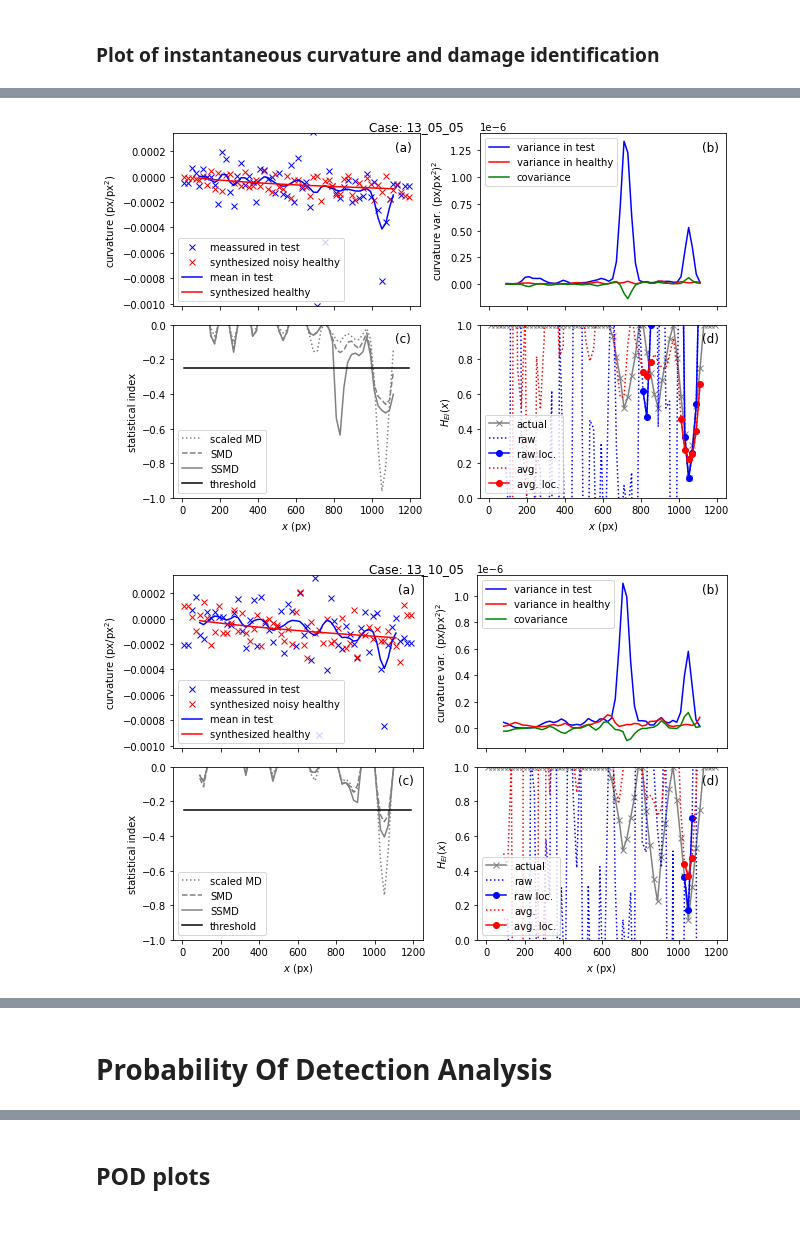
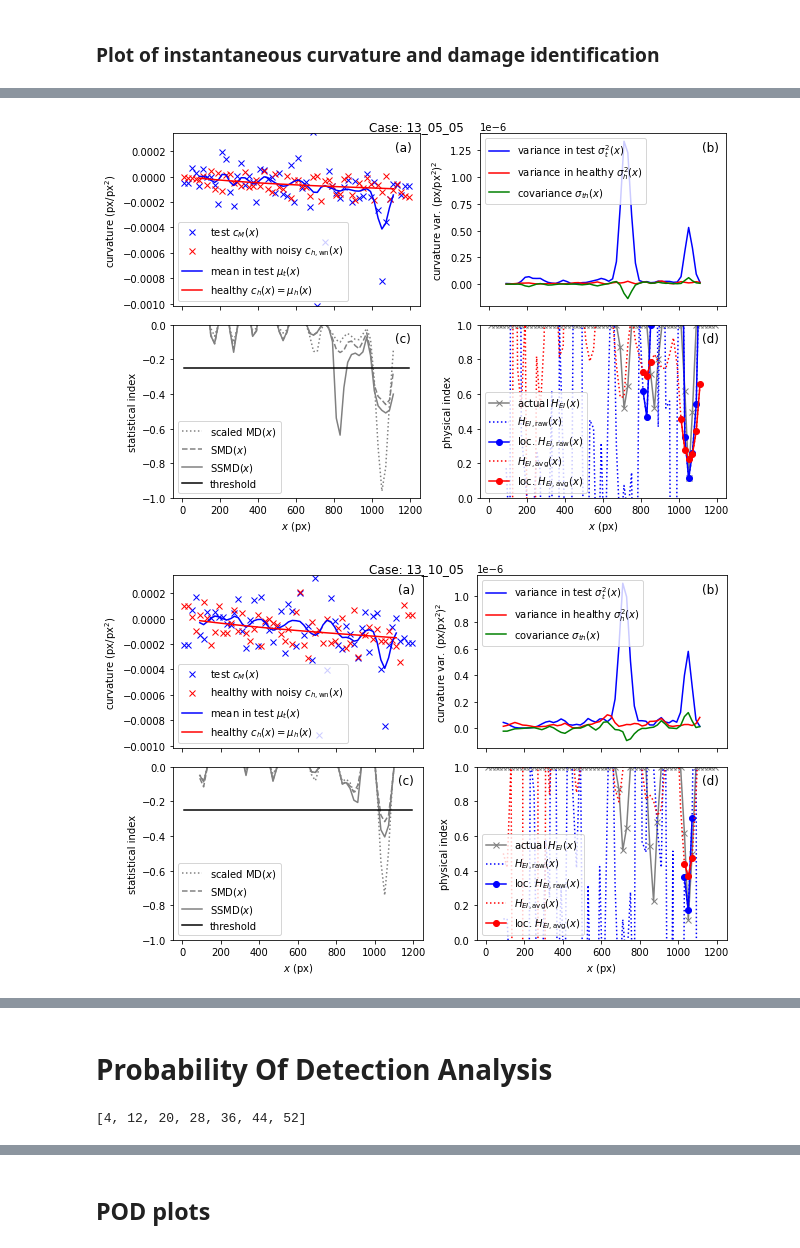
Before and after one commit to carloshernangarrido/structural-health-monitoring, a Jupyter notebook: time_domain_damage_detection_stat.ipynb, the cells around one changed output, grey strips where cells are left out. Saved outputs shown, nothing was run; the diff lists cells and outputs as text; code cells hidden in the pictures.

```diff
--- a/time_domain_damage_detection_stat.ipynb
+++ b/time_domain_damage_detection_stat.ipynb
@@ -219,7 +213,7 @@ files = ['00_00_00_run1.mat',
          '13_10_11_run1.mat']
 ip = InputParameters(
     files=[os.path.join(path, files[i]) for i in range(len(files))],
-    h_d=4, h_s_px=43, h_s_mm=25.4, crack_locs_mm=[100, 200, 297], fix_end_loc_px=1223)
+    h_d=2, h_s_px=43, h_s_mm=25.4, crack_locs_mm=[100, 210, 297], fix_end_loc_px=1223)
 ths = [TimeHistory(scipy.io.loadmat(file_name), file_name=file_name,
                    initial_time=2.5, final_time=4.5, cut_off_freq=1)
 for file_name in ip.files]
@@ -311,6 +305,11 @@ for i_fig in [0, 1]:
     axs[i, 0].plot(cases[key]['min_curv']['x'], cases[key]['min_curv']['D'],
                 color='gray', label=f'at min rms disp. \n({round(cases[key]["min_curv_disp_rms"], 2 - int(math.floor(math.log10(abs(cases[key]["min_curv_disp_rms"])))) - 1)} px)')
     axs[i, 0].ticklabel_format(axis='y', scilimits=[-2, 2])
+    _ = axs[i, 0].get_ylim()
+    for loc_px in ip.crack_locs_px:
+      axs[i, 0].plot([loc_px, loc_px], [-100, 100],
+                color='black', linewidth=1, linestyle='--', label=None)
+    axs[i, 0].set_ylim(_)
 
     axs[i, 1].set_ylabel('curvature (px/px$^2$)')
     axs[i, 1].set_ylim((-max_curv_lim, max_curv_lim))
@@ -319,6 +318,11 @@ for i_fig in [0, 1]:
     axs[i, 1].plot(cases[key]['min_curv']['x'], cases[key]['min_curv']['C'],
                 color='gray', label='at min rms disp.')
     axs[i, 1].ticklabel_format(axis='y', scilimits=[-2, 2])
+    _ = axs[i, 1].get_ylim()
+    for loc_px in ip.crack_locs_px:
+      axs[i, 1].plot([loc_px, loc_px], [-100, 100],
+                color='black', linewidth=1, linestyle='--', label=None)
+    axs[i, 1].set_ylim(_)
 
     axs[i, 2].set_ylabel('acceleration (px/s$^2$)')
     axs[i, 2].plot(cases[key]['max_curv']['x'], cases[key]['max_curv']['A'],
@@ -326,6 +330,12 @@ for i_fig in [0, 1]:
     axs[i, 2].plot(cases[key]['min_curv']['x'], cases[key]['min_curv']['A'],
                 color='gray', label='at min rms curv.')
     axs[i, 2].ticklabel_format(axis='y', scilimits=[-2, 2])
+    _ = axs[i, 2].get_ylim()
+    for loc_px in ip.crack_locs_px:
+      axs[i, 2].plot([loc_px, loc_px], [-1000, 1000],
+                color='black', linewidth=1, linestyle='--', label=None)
+    axs[i, 2].set_ylim(_)
+
     axs[i, 0].legend()
   axs[i, 0].set_xlabel('$x$ (px)')
   axs[i, 1].set_xlabel('$x$ (px)')
@@ -380,7 +410,7 @@ for key in cases.keys():
 # %% [markdown]
 ### Scan of points with a window
 # %%
-half_length_window = ip.h_d
+half_length_window = 2*ip.h_d
 n_points = len(cases[key]['max_curv']['C'])
 window_shape = scipy.signal.windows.gaussian(2*half_length_window+1,
                                              half_length_window/3) # 3stds
@@ -472,40 +502,40 @@ for key in cases.keys():
 ### Plot of instantaneous curvature and damage identification
 # %%
 fig_size = (9, 6)
-MD_scale = 3000
+MD_scale = 3000*1
 path = '/content/drive/My Drive/TRABAJO/45_full_field/Colab Notebooks/Full field time-domain'
 for key in cases.keys():
   fig, axs = plt.subplots(2,2, figsize=fig_size, sharex=True, tight_layout=True)
   fig.suptitle(f"Case: {key[0:-5]}")
   axs[0,0].plot(cases[key]['max_curv']['x'], cases[key]['max_curv']['C'],
-                color='blue', marker='x', linestyle='', label='meassured in test')
+                color='blue', marker='x', linestyle='', label='test $c_M(x)$')
   axs[0,0].plot(cases[key]['max_curv']['x'], cases[key]['max_curv']['C_h_noisy'],
-                color='red', marker='x', linestyle='', label='synthesized noisy healthy')
+                color='red', marker='x', linestyle='', label='healthy with noisy $c_{h,\mathrm{wn}}(x)$')
   axs[0,0].plot(cases[key]['max_curv']['x'], cases[key]['max_curv']['mean_test'],
-                color='blue', marker='', linestyle='-', label='mean in test')
+                color='blue', marker='', linestyle='-', label='mean in test $\mu_t(x)$')
   axs[0,0].plot(cases[key]['max_curv']['x'], cases[key]['max_curv']['mean_healthy'],
-                color='red', marker='', linestyle='-', label='synthesized healthy')
+                color='red', marker='', linestyle='-', label='healthy $c_h(x)=\mu_h(x)$')
   axs[0,0].set_ylim((-max_curv_lim, max_curv_lim/3))
   axs[0,0].set_ylabel('curvature (px/px$^2$)')
   axs[0,0].legend(loc='lower left')
   axs[0,0].text(.9, .9, '(a)', fontsize=12, transform=axs[0,0].transAxes)
   # axs[0,0].grid(True)
   axs[0,1].plot(cases[key]['max_curv']['x'], cases[key]['max_curv']['var_test'],
-              color='blue', label='variance in test')
+              color='blue', label='variance in test $\sigma^2_t(x)$')
   axs[0,1].plot(cases[key]['max_curv']['x'], cases[key]['max_curv']['var_healthy'],
-              color='red', label='variance in healthy')
+              color='red', label='variance in healthy $\sigma^2_h(x)$')
   axs[0,1].plot(cases[key]['max_curv']['x'], cases[key]['max_curv']['covar_test_healthy'],
-              color='green', label='covariance')
+              color='green', label='covariance $\sigma_{th}(x)$')
   axs[0,1].set_ylabel('curvature var. (px/px$^2$)$^2$')
   axs[0,1].legend(loc='upper left')
   axs[0,1].text(.9, .9, '(b)', fontsize=12, transform=axs[0,1].transAxes)
   # axs[0,1].grid(True)
   axs[1,0].plot(cases[key]['max_curv']['x'], cases[key]['max_curv']['MD']*MD_scale,
-            color='gray', label=f'scaled MD', linestyle=':')
+            color='gray', label='scaled $\mathrm{MD}(x)$', linestyle=':')
   axs[1,0].plot(cases[key]['max_curv']['x'], cases[key]['max_curv']['SMD'],
-            color='gray', label='SMD', linestyle='--')
+            color='gray', label='$\mathrm{SMD}(x)$', linestyle='--')
   axs[1,0].plot(cases[key]['max_curv']['x'], cases[key]['max_curv']['SSMD'],
-            color='gray', label='SSMD')
+            color='gray', label='$\mathrm{SSMD}(x)$')
   axs[1,0].plot(cases[key]['max_curv']['x'], neg_pos*threshold*np.ones(n_points),
             color='black', label='threshold')
   axs[1,0].set_ylabel('statistical index')
@@ -516,20 +546,21 @@ for key in cases.keys():
   # axs[1,0].grid(True)
 
   axs[1,1].plot(cases[key]['H_EI']['x'], cases[key]['H_EI']['H_EI_actual'],
-            color='gray', label='actual', marker='x', linestyle='-')
+            color='gray', label='actual $H_{EI}(x)$', marker='x', linestyle='-')
   axs[1,1].plot(cases[key]['H_EI']['x'], cases[key]['H_EI']['H_EI_raw'],
-            color='blue', label='raw', linestyle=':')
+            color='blue', label='$H_{EI,\mathrm{raw}}(x)$', linestyle=':')
   axs[1,1].plot(cases[key]['H_EI']['x'], cases[key]['H_EI']['H_EI_raw_loc'],
-            color='blue', label='raw loc.', marker='o', linestyle='-')
+            color='blue', label='loc. $H_{EI,\mathrm{raw}}(x)$', marker='o', linestyle='-')
   axs[1,1].plot(cases[key]['H_EI']['x'], cases[key]['H_EI']['H_EI_avg'],
-            color='red', label='avg.', linestyle=':')
+            color='red', label='$H_{EI,\mathrm{avg}}(x)$', linestyle=':')
   axs[1,1].plot(cases[key]['H_EI']['x'], cases[key]['H_EI']['H_EI_avg_loc'],
-            color='red', label='avg. loc.', marker='o', linestyle='-')
-  axs[1,1].set_ylabel('$H_{EI}(x)$')
+            color='red', label='loc. $H_{EI,\mathrm{avg}}(x)$', marker='o', linestyle='-')
+  axs[1,1].set_ylabel('physical index')
   axs[1,1].set_xlabel('$x$ (px)')
   axs[1,1].legend(loc='lower left')
   axs[1,1].set_ylim((0, 1))
   axs[1,1].text(.9, .9, '(d)', fontsize=12, transform=axs[1,1].transAxes)
+  # axs[1,1].set_xlim((600, 1200))
   # axs[1,1].grid(True)
   plt.savefig(os.path.join(path, f'{key[0:-5]}.pdf'), bbox_inches='tight')
   plt.show()
@@ -542,2 +573,2 @@ for key in cases.keys():
-[figure, old version]
+[figure, new version]
-[figure, old version]
+[figure, new version]
@@ -546,7 +577,9 @@ for key in cases.keys():
 # Probability Of Detection Analysis
 # %%
 PODA_dict = {}
-for actual_threshold in [0.5, 0.75, 1.00]:
+range_of_points = list(range(4, 56, 8))
+print(range_of_points)
+for actual_threshold in [1.00, 0.75, 0.5]:
   POD_SSMD, POFA_SSMD = [], []
   POD_SMD, POFA_SMD = [], []
   POD_MD, POFA_MD = [], []
@@ -557,7 +590,7 @@ for actual_threshold in [0.5, 0.75, 1.00]:
     TP_MD, TN_MD, FP_MD, FN_MD = 0, 0, 0, 0
     for key in cases.keys():
       for i, H_EI_actual in enumerate(cases[key]['H_EI']['H_EI_actual']):
-        if not np.isnan(cases[key]['H_EI']['H_EI_avg'][i]):
+        if i in range_of_points:
           if H_EI_actual < actual_threshold:
             if cases[key]['max_curv']['SSMD'][i] < threshold_:
               TP_SSMD += 1
@@ -600,7 +633,12 @@ for actual_threshold in [0.5, 0.75, 1.00]:
   PODA_dict.update({actual_threshold: {'threshold_s': threshold_s,
                                        'POD_SSMD': POD_SSMD,
                                        'POFA_SSMD': POFA_SSMD,
+                                       'J_SSMD': POD_SSMD - POFA_SSMD,
                                        'POD_SMD': POD_SMD,
                                        'POFA_SMD': POFA_SMD,
+                                       'J_SMD': POD_SMD - POFA_SMD,
                                        'POD_MD': POD_MD,
-                                       'POFA_MD': POFA_MD}})
+                                       'POFA_MD': POFA_MD,
+                                       'J_MD': POD_MD - POFA_MD}})
+# %% [output]
+[4, 12, 20, 28, 36, 44, 52]
```
Also changed, not shown: parts of 21 cells of this notebook.
